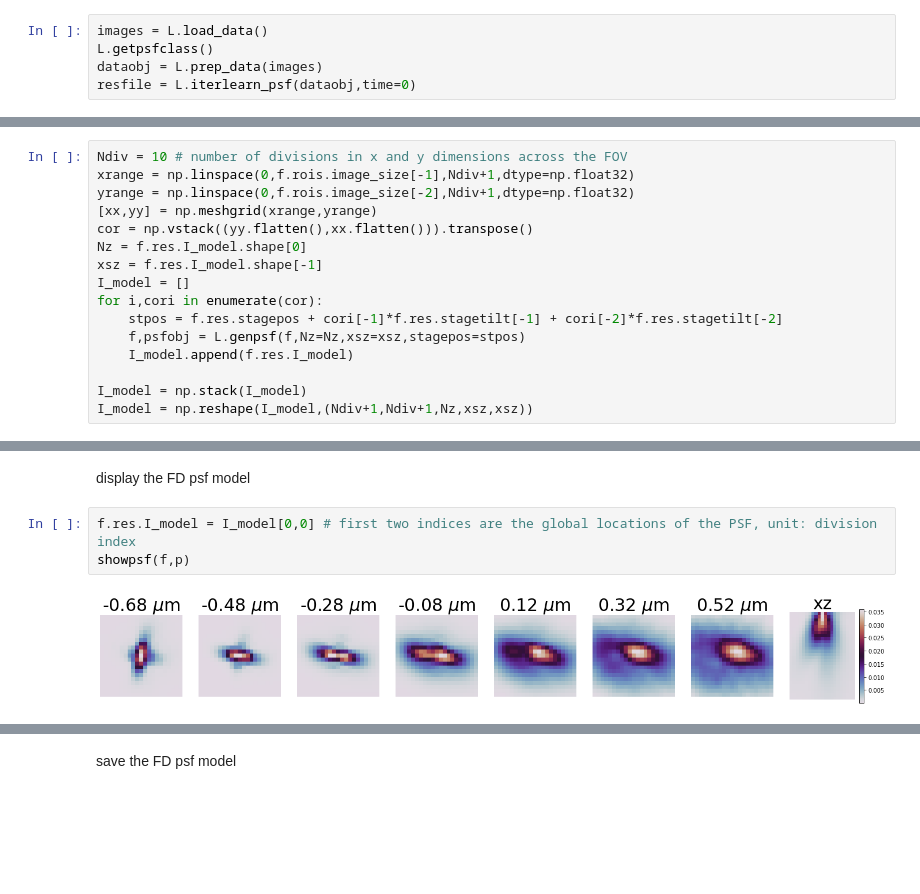
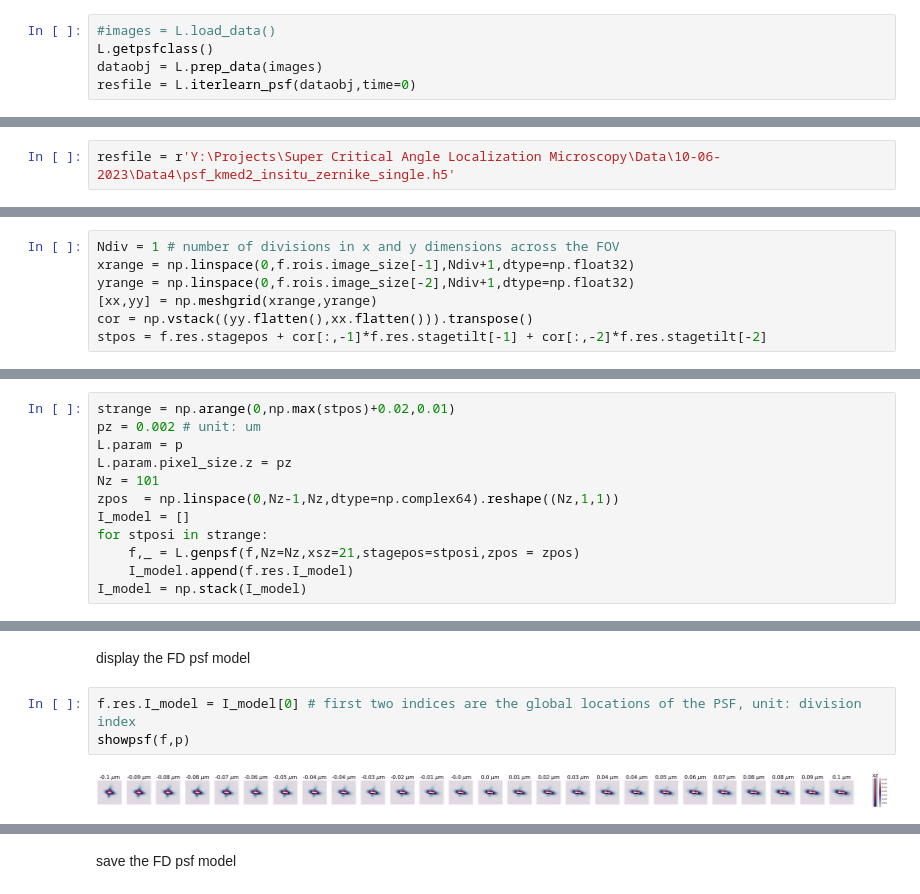
Before and after one commit to ries-lab/uiPSF, a Jupyter notebook: dev_fig/demo_insituPSF_1ch_tilt.ipynb, the cells around one changed output, grey strips where cells are left out. Drawn from its saved outputs; the diff is of its cells as text; blank space fills up the shorter version.

```diff
--- a/dev_fig/demo_insituPSF_1ch_tilt.ipynb
+++ b/dev_fig/demo_insituPSF_1ch_tilt.ipynb
@@ -61,5 +80,5 @@ L.param.option.insitu.var_stagepos = True
 # %%
-images = L.load_data()
+#images = L.load_data()
 L.getpsfclass()
 dataobj = L.prep_data(images)
 resfile = L.iterlearn_psf(dataobj,time=0)
@@ -66,5 +114,7 @@ resfile = L.iterlearn_psf(dataobj,time=0)
 # %% [markdown]
 ##### Show results
+# %%
+resfile = r'Y:\Projects\Super Critical Angle Localization Microscopy\Data\10-06-2023\Data4\psf_kmed2_insitu_zernike_single.h5'
 # %%
 f,p = io.h5.load(resfile) # load result file
 # %%
@@ -143,16 +232,7 @@ total stage tilt:  [ 0.27055416 -0.21616928]
 # %%
-Ndiv = 10 # number of divisions in x and y dimensions across the FOV
+Ndiv = 1 # number of divisions in x and y dimensions across the FOV
 xrange = np.linspace(0,f.rois.image_size[-1],Ndiv+1,dtype=np.float32)
 yrange = np.linspace(0,f.rois.image_size[-2],Ndiv+1,dtype=np.float32)
 [xx,yy] = np.meshgrid(xrange,yrange)
 cor = np.vstack((yy.flatten(),xx.flatten())).transpose()
-Nz = f.res.I_model.shape[0]
-xsz = f.res.I_model.shape[-1]
-I_model = []
-for i,cori in enumerate(cor):
-    stpos = f.res.stagepos + cori[-1]*f.res.stagetilt[-1] + cori[-2]*f.res.stagetilt[-2]
-    f,psfobj = L.genpsf(f,Nz=Nz,xsz=xsz,stagepos=stpos)
-    I_model.append(f.res.I_model)
-
-I_model = np.stack(I_model)
-I_model = np.reshape(I_model,(Ndiv+1,Ndiv+1,Nz,xsz,xsz))
+stpos = f.res.stagepos + cor[:,-1]*f.res.stagetilt[-1] + cor[:,-2]*f.res.stagetilt[-2]
@@ -158,0 +261,12 @@ I_model = np.reshape(I_model,(Ndiv+1,Ndiv+1,Nz,xsz,xsz))
+# %%
+strange = np.arange(0,np.max(stpos)+0.02,0.01)
+pz = 0.002 # unit: um
+L.param = p
+L.param.pixel_size.z = pz
+Nz = 101
+zpos  = np.linspace(0,Nz-1,Nz,dtype=np.complex64).reshape((Nz,1,1))
+I_model = []
+for stposi in strange:
+    f,_ = L.genpsf(f,Nz=Nz,xsz=21,stagepos=stposi,zpos = zpos)
+    I_model.append(f.res.I_model)
+I_model = np.stack(I_model)
@@ -159,7 +289,7 @@ I_model = np.reshape(I_model,(Ndiv+1,Ndiv+1,Nz,xsz,xsz))
 # %% [markdown]
 display the FD psf model
 # %%
-f.res.I_model = I_model[0,0] # first two indices are the global locations of the PSF, unit: division index
+f.res.I_model = I_model[0] # first two indices are the global locations of the PSF, unit: division index
 showpsf(f,p)
 # %% [output]
-[figure, old version]
+[figure, new version]
```
Also changed, not shown: parts of 34 cells of this notebook, 1 other file.
